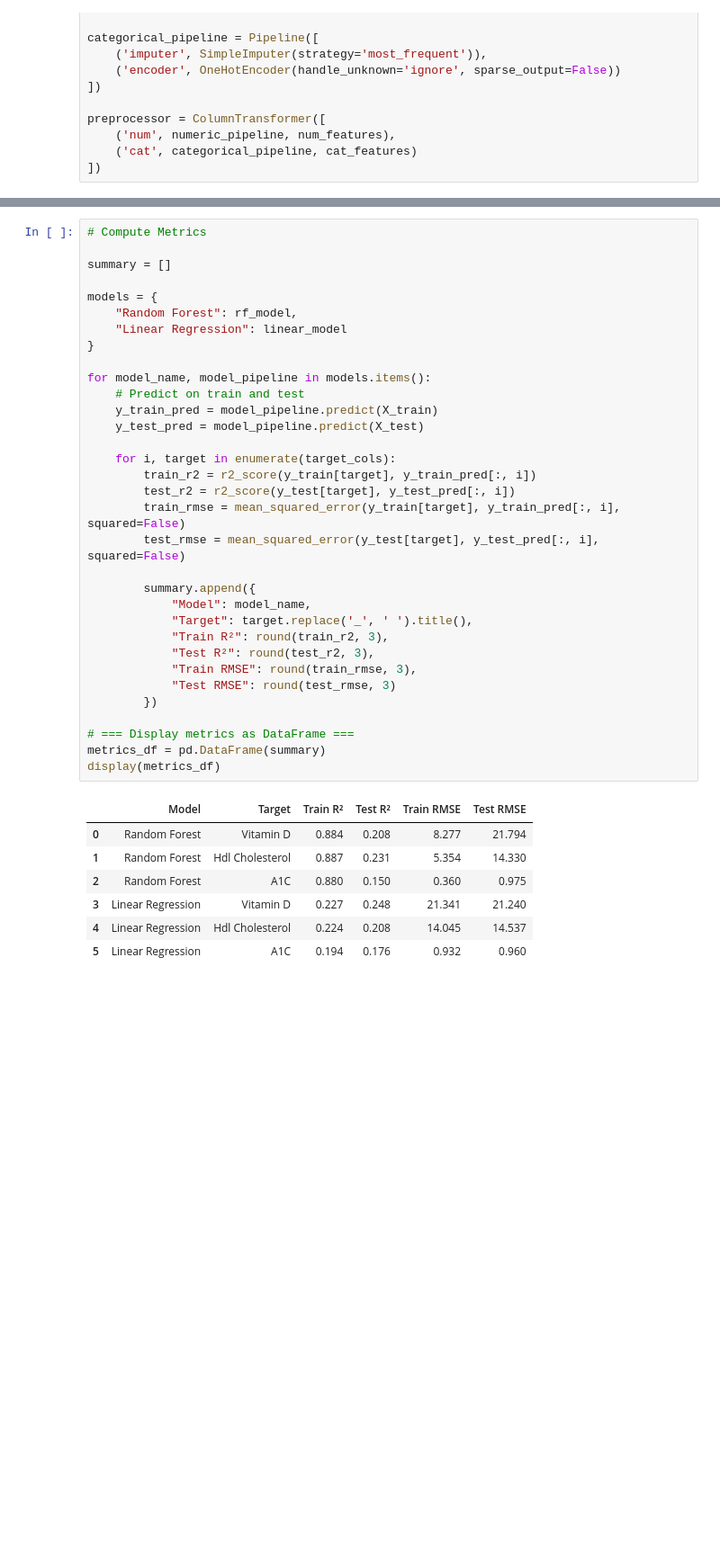
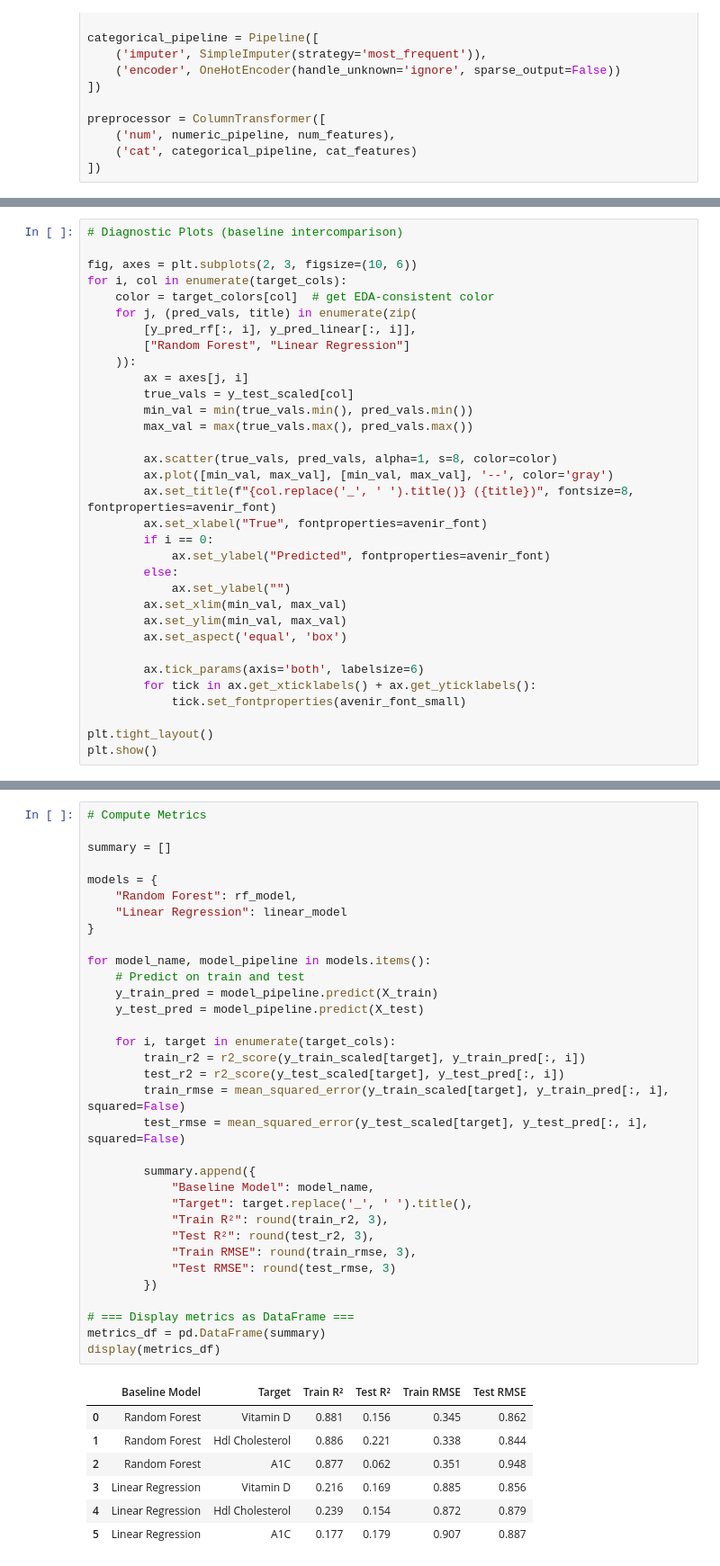
Before and after one commit to ahollyday/nhanes-health-regression, a Jupyter notebook: notebooks/02_preprocessing_modeling.ipynb, the cells around one changed output, grey strips where cells are left out. Shown at 90% size. Drawn from its saved outputs; the diff is of its cells as text; blank space fills up the shorter version.

```diff
--- a/notebooks/02_preprocessing_modeling.ipynb
+++ b/notebooks/02_preprocessing_modeling.ipynb
@@ -146,0 +142,33 @@ plt.show()
+# %%
+# Diagnostic Plots (baseline intercomparison)
+
+fig, axes = plt.subplots(2, 3, figsize=(10, 6))
+for i, col in enumerate(target_cols):
+    color = target_colors[col]  # get EDA-consistent color
+    for j, (pred_vals, title) in enumerate(zip(
+        [y_pred_rf[:, i], y_pred_linear[:, i]],
+        ["Random Forest", "Linear Regression"]
+    )):
+        ax = axes[j, i]
+        true_vals = y_test_scaled[col]
+        min_val = min(true_vals.min(), pred_vals.min())
+        max_val = max(true_vals.max(), pred_vals.max())
+
+        ax.scatter(true_vals, pred_vals, alpha=1, s=8, color=color)
+        ax.plot([min_val, max_val], [min_val, max_val], '--', color='gray')
+        ax.set_title(f"{col.replace('_', ' ').title()} ({title})", fontsize=8, fontproperties=avenir_font)
+        ax.set_xlabel("True", fontproperties=avenir_font)
+        if i == 0:
+            ax.set_ylabel("Predicted", fontproperties=avenir_font)
+        else:
+            ax.set_ylabel("")
+        ax.set_xlim(min_val, max_val)
+        ax.set_ylim(min_val, max_val)
+        ax.set_aspect('equal', 'box')
+
+        ax.tick_params(axis='both', labelsize=6)
+        for tick in ax.get_xticklabels() + ax.get_yticklabels():
+            tick.set_fontproperties(avenir_font_small)
+
+plt.tight_layout()
+plt.show()
@@ -147,42 +177,42 @@ plt.show()
 # %%
 # Compute Metrics
 
 summary = []
 
 models = {
     "Random Forest": rf_model,
     "Linear Regression": linear_model
 }
 
 for model_name, model_pipeline in models.items():
     # Predict on train and test
     y_train_pred = model_pipeline.predict(X_train)
     y_test_pred = model_pipeline.predict(X_test)
 
     for i, target in enumerate(target_cols):
-        train_r2 = r2_score(y_train[target], y_train_pred[:, i])
-        test_r2 = r2_score(y_test[target], y_test_pred[:, i])
-        train_rmse = mean_squared_error(y_train[target], y_train_pred[:, i], squared=False)
-        test_rmse = mean_squared_error(y_test[target], y_test_pred[:, i], squared=False)
+        train_r2 = r2_score(y_train_scaled[target], y_train_pred[:, i])
+        test_r2 = r2_score(y_test_scaled[target], y_test_pred[:, i])
+        train_rmse = mean_squared_error(y_train_scaled[target], y_train_pred[:, i], squared=False)
+        test_rmse = mean_squared_error(y_test_scaled[target], y_test_pred[:, i], squared=False)
 
         summary.append({
-            "Model": model_name,
+            "Baseline Model": model_name,
             "Target": target.replace('_', ' ').title(),
             "Train R²": round(train_r2, 3),
             "Test R²": round(test_r2, 3),
             "Train RMSE": round(train_rmse, 3),
             "Test RMSE": round(test_rmse, 3)
         })
 
 # === Display metrics as DataFrame ===
 metrics_df = pd.DataFrame(summary)
 display(metrics_df)
 # %% [output]
-|  | Model | Target | Train R² | Test R² | Train RMSE | Test RMSE |
-| 0 | Random Forest | Vitamin D | 0.884 | 0.208 | 8.277 | 21.794 |
-| 1 | Random Forest | Hdl Cholesterol | 0.887 | 0.231 | 5.354 | 14.330 |
-| 2 | Random Forest | A1C | 0.880 | 0.150 | 0.360 | 0.975 |
-| 3 | Linear Regression | Vitamin D | 0.227 | 0.248 | 21.341 | 21.240 |
-| 4 | Linear Regression | Hdl Cholesterol | 0.224 | 0.208 | 14.045 | 14.537 |
-| 5 | Linear Regression | A1C | 0.194 | 0.176 | 0.932 | 0.960 |
+|  | Baseline Model | Target | Train R² | Test R² | Train RMSE | Test RMSE |
+| 0 | Random Forest | Vitamin D | 0.881 | 0.156 | 0.345 | 0.862 |
+| 1 | Random Forest | Hdl Cholesterol | 0.886 | 0.221 | 0.338 | 0.844 |
+| 2 | Random Forest | A1C | 0.877 | 0.062 | 0.351 | 0.948 |
+| 3 | Linear Regression | Vitamin D | 0.216 | 0.169 | 0.885 | 0.856 |
+| 4 | Linear Regression | Hdl Cholesterol | 0.239 | 0.154 | 0.872 | 0.879 |
+| 5 | Linear Regression | A1C | 0.177 | 0.179 | 0.907 | 0.887 |
 # %%
```
Also changed, not shown: parts of 9 cells of this notebook, 8 other files.
